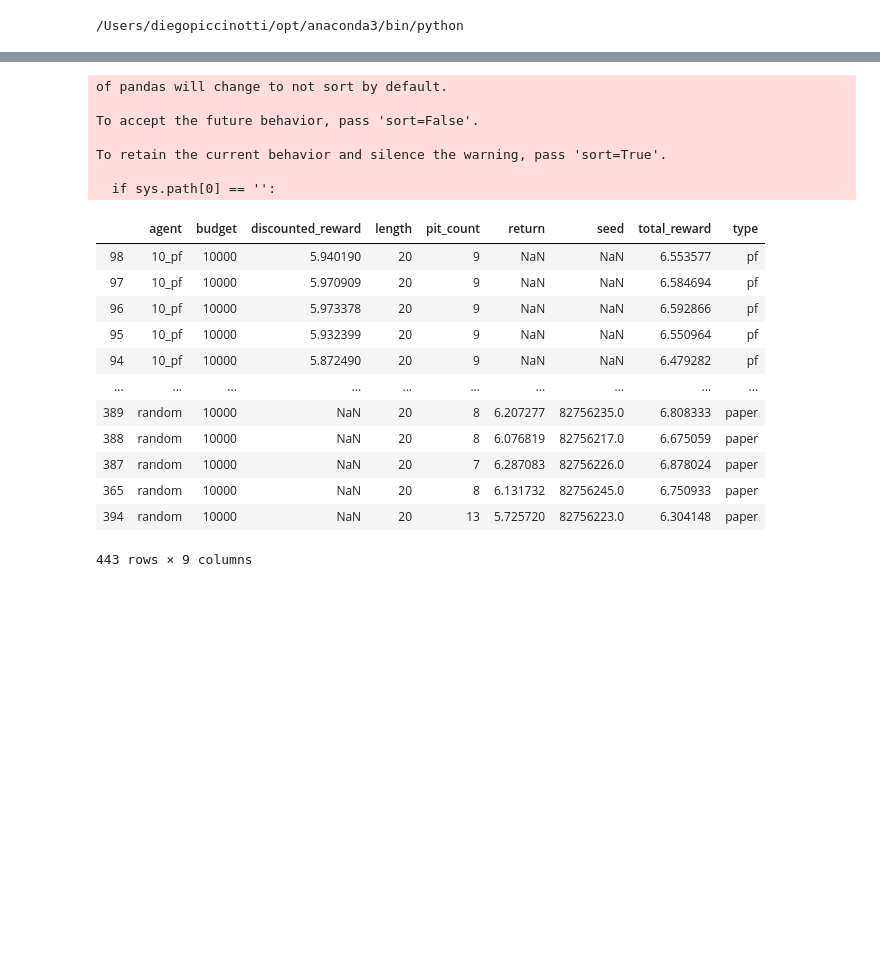
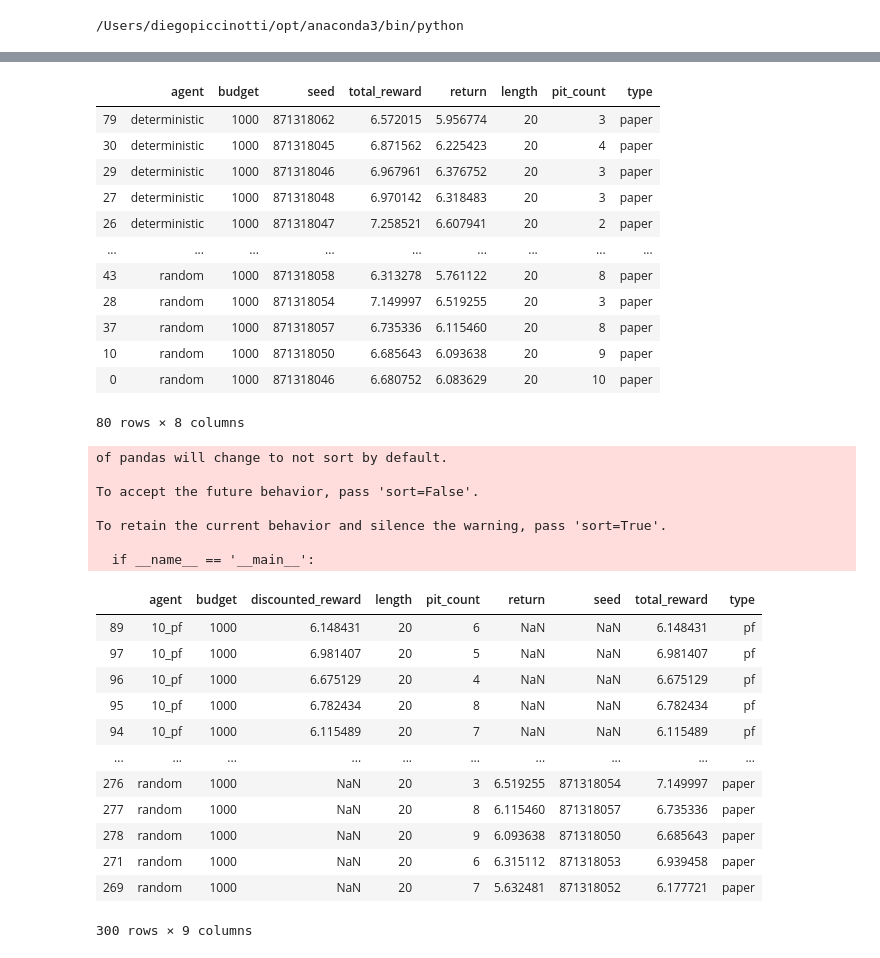
Before and after one commit to amarildolikmeta/alphazero_singleplayer, a Jupyter notebook: notebooks/Plot.ipynb, the cells around one changed output, grey strips where cells are left out. Saved outputs shown, nothing was run; the diff lists cells and outputs as text; code cells hidden in the pictures; blank space fills up the shorter version.

```diff
--- a/notebooks/Plot.ipynb
+++ b/notebooks/Plot.ipynb
@@ -58,35 +68,52 @@ df2 = pd.read_csv("{}/paper_{}/data.csv".format(env,budget))
 df2 = df2[~df2.agent.isin(['agent'])].apply(pd.to_numeric, errors='ignore')
 df2 = df2.sort_values(by="agent")
 df2['type'] = ["paper"]*df2.shape[0]
-
-#dfs = [df2.copy(deep=True) for _ in range(len(particles))]
-
-#for i in range(len(particles)):
-#    dfs[i]['Particles'] = [particles[i]] * dfs[i].shape[0]
-
-
-df3 = pd.concat([df, df2, df_dpw], ignore_index=True)
-df3 = df3.sort_values(by="agent")
-
-df3
+df2
 # %% [output]
+|  | agent | budget | seed | total_reward | return | length | pit_count | type |
+| 79 | deterministic | 1000 | 871318062 | 6.572015 | 5.956774 | 20 | 3 | paper |
+| 30 | deterministic | 1000 | 871318045 | 6.871562 | 6.225423 | 20 | 4 | paper |
+| 29 | deterministic | 1000 | 871318046 | 6.967961 | 6.376752 | 20 | 3 | paper |
+| 27 | deterministic | 1000 | 871318048 | 6.970142 | 6.318483 | 20 | 3 | paper |
+| 26 | deterministic | 1000 | 871318047 | 7.258521 | 6.607941 | 20 | 2 | paper |
+| ... | ... | ... | ... | ... | ... | ... | ... | ... |
+| 43 | random | 1000 | 871318058 | 6.313278 | 5.761122 | 20 | 8 | paper |
+| 28 | random | 1000 | 871318054 | 7.149997 | 6.519255 | 20 | 3 | paper |
+| 37 | random | 1000 | 871318057 | 6.735336 | 6.115460 | 20 | 8 | paper |
+| 10 | random | 1000 | 871318050 | 6.685643 | 6.093638 | 20 | 9 | paper |
+| 0 | random | 1000 | 871318046 | 6.680752 | 6.083629 | 20 | 10 | paper |
-of pandas will change to not sort by default.
-
-To accept the future behavior, pass 'sort=False'.
-
-To retain the current behavior and silence the warning, pass 'sort=True'.
-
-  if sys.path[0] == '':
+80 rows × 8 columns
-|  | agent | budget | discounted_reward | length | pit_count | return | seed | total_reward | type |
-| 98 | 10_pf | 10000 | 5.940190 | 20 | 9 | NaN | NaN | 6.553577 | pf |
-| 97 | 10_pf | 10000 | 5.970909 | 20 | 9 | NaN | NaN | 6.584694 | pf |
-| 96 | 10_pf | 10000 | 5.973378 | 20 | 9 | NaN | NaN | 6.592866 | pf |
-| 95 | 10_pf | 10000 | 5.932399 | 20 | 9 | NaN | NaN | 6.550964 | pf |
-| 94 | 10_pf | 10000 | 5.872490 | 20 | 9 | NaN | NaN | 6.479282 | pf |
-| ... | ... | ... | ... | ... | ... | ... | ... | ... | ... |
-| 389 | random | 10000 | NaN | 20 | 8 | 6.207277 | 82756235.0 | 6.808333 | paper |
-| 388 | random | 10000 | NaN | 20 | 8 | 6.076819 | 82756217.0 | 6.675059 | paper |
-| 387 | random | 10000 | NaN | 20 | 7 | 6.287083 | 82756226.0 | 6.878024 | paper |
-| 365 | random | 10000 | NaN | 20 | 8 | 6.131732 | 82756245.0 | 6.750933 | paper |
-| 394 | random | 10000 | NaN | 20 | 13 | 5.725720 | 82756223.0 | 6.304148 | paper |
-443 rows × 9 columns
+# %%
+temp = pd.DataFrame(columns=df2.columns)
+
+for agent in df2["agent"].unique():
+    res = df2.loc[df2['agent'] == agent, ][:sample_size]
+    temp = pd.concat([temp, res])
+
+df2 = temp
+
+df3 = pd.concat([df, df2, df_dpw], ignore_index=True)
+df3 = df3.sort_values(by="agent")
+
+df3
+# %% [output]
+of pandas will change to not sort by default.
+
+To accept the future behavior, pass 'sort=False'.
+
+To retain the current behavior and silence the warning, pass 'sort=True'.
+
+  if __name__ == '__main__':
+|  | agent | budget | discounted_reward | length | pit_count | return | seed | total_reward | type |
+| 89 | 10_pf | 1000 | 6.148431 | 20 | 6 | NaN | NaN | 6.148431 | pf |
+| 97 | 10_pf | 1000 | 6.981407 | 20 | 5 | NaN | NaN | 6.981407 | pf |
+| 96 | 10_pf | 1000 | 6.675129 | 20 | 4 | NaN | NaN | 6.675129 | pf |
+| 95 | 10_pf | 1000 | 6.782434 | 20 | 8 | NaN | NaN | 6.782434 | pf |
+| 94 | 10_pf | 1000 | 6.115489 | 20 | 7 | NaN | NaN | 6.115489 | pf |
+| ... | ... | ... | ... | ... | ... | ... | ... | ... | ... |
+| 276 | random | 1000 | NaN | 20 | 3 | 6.519255 | 871318054 | 7.149997 | paper |
+| 277 | random | 1000 | NaN | 20 | 8 | 6.115460 | 871318057 | 6.735336 | paper |
+| 278 | random | 1000 | NaN | 20 | 9 | 6.093638 | 871318050 | 6.685643 | paper |
+| 271 | random | 1000 | NaN | 20 | 6 | 6.315112 | 871318053 | 6.939458 | paper |
+| 269 | random | 1000 | NaN | 20 | 7 | 5.632481 | 871318052 | 6.177721 | paper |
+300 rows × 9 columns
```
Also changed, not shown: parts of 5 cells of this notebook, 7 other files.
